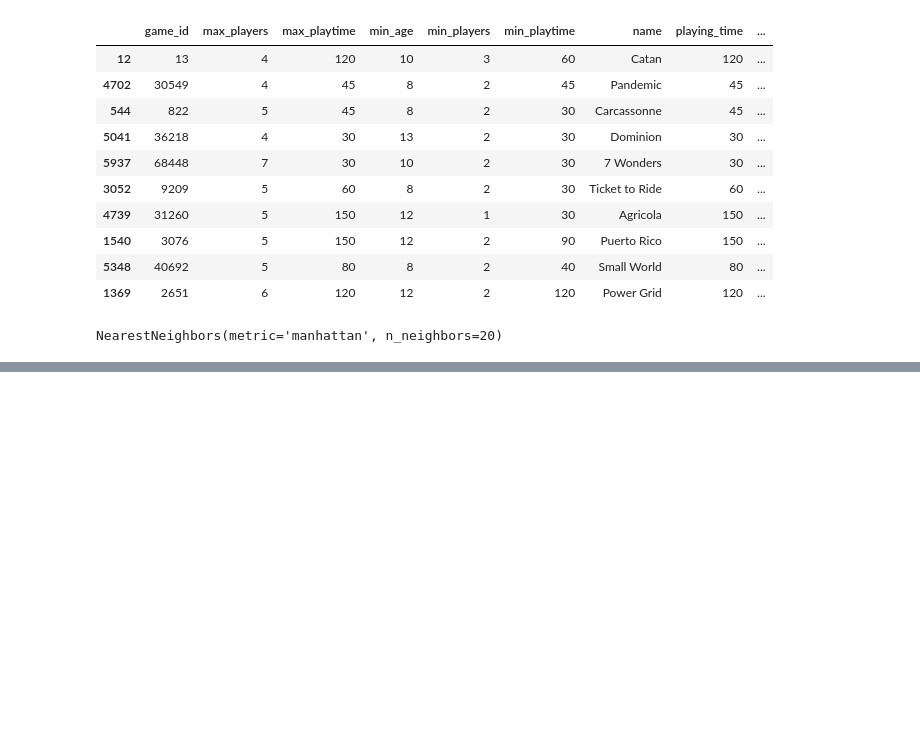
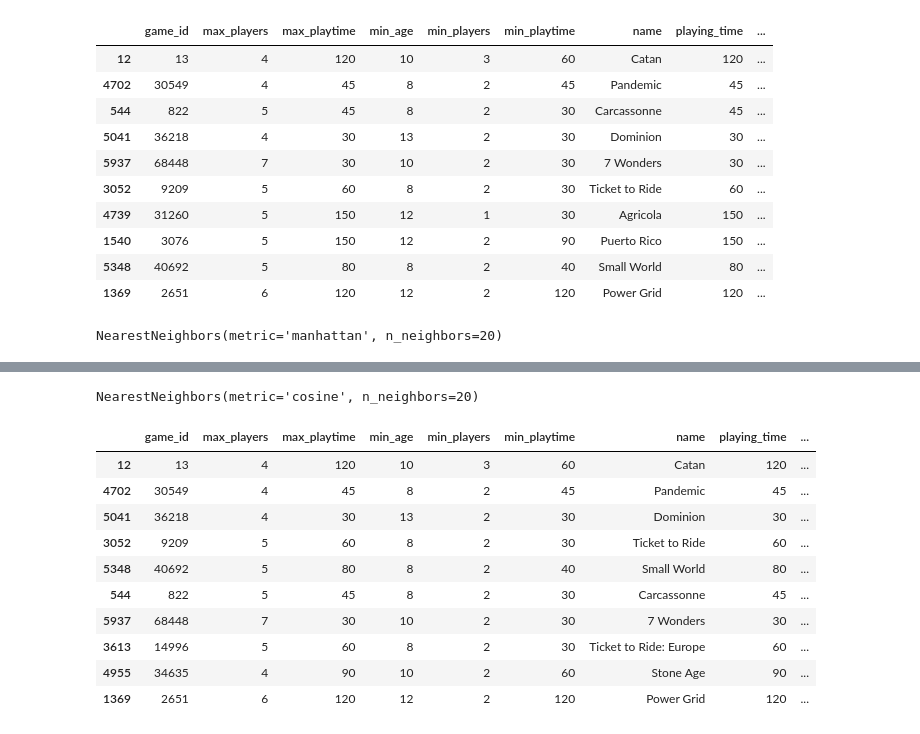
Before and after one commit to GeorgehStalker/project_4group_6, a Jupyter notebook: notebooks/Spotify Recommender v1.ipynb, the cells around one changed output, grey strips where cells are left out. Saved outputs shown, nothing was run; the diff lists cells and outputs as text; code cells hidden in the pictures; blank space fills up the shorter version.

```diff
--- a/notebooks/Spotify Recommender v1.ipynb
+++ b/notebooks/Spotify Recommender v1.ipynb
@@ -304,28 +315,43 @@ AttributeError: 'DataFrame' object has no attribute 'track_id'
 # try other distances
 
 # define the number of nearest neighbors to consider
-k = playlist_length
+k = gamerec_length
 
 # Initialize the nearest neighbors model
 model3 = NearestNeighbors(n_neighbors=k, metric="cosine")
 
 # Fit the model to the preprocessed data
 model3.fit(X_preprocessed)
+# %% [output]
+NearestNeighbors(metric='cosine', n_neighbors=20)
 # %%
-# Extract the features for the specific track
-track_features = df2.loc[df2.track_id == track_id, feature_cols]
-track_features_preprocessed = preprocessor.transform(track_features)
+# Extract the features for the specific game
+game_features = df2.loc[df2.game_id == game_id, feature_cols]
+game_features_preprocessed = preprocessor.transform(game_features)
+
 
 # Find the nearest neighbors
-distances, indices = model3.kneighbors(track_features_preprocessed)
+distances, indices = model3.kneighbors(game_features_preprocessed)
 
-# get the track names of the nearest neighbors
-tracks = df2.iloc[indices[0]]
-tracks["distance"] = distances[0]
+# get the game names of the nearest neighbors
+games = df2.iloc[indices[0]]
+games["distance"] = distances[0]
 
 # filter columns
-cols = tracks.columns
+cols = games.columns
 
-tracks = tracks.loc[:, cols]
-tracks = tracks.sort_values(by = "distance")
-tracks.head(10)
+games = games.loc[:, cols]
+games = games.sort_values(by = "distance")
+games.head(10)
+# %% [output]
+|  | game_id | max_players | max_playtime | min_age | min_players | min_playtime | name | playing_time | ... |
+| 12 | 13 | 4 | 120 | 10 | 3 | 60 | Catan | 120 | ... |
+| 4702 | 30549 | 4 | 45 | 8 | 2 | 45 | Pandemic | 45 | ... |
+| 5041 | 36218 | 4 | 30 | 13 | 2 | 30 | Dominion | 30 | ... |
+| 3052 | 9209 | 5 | 60 | 8 | 2 | 30 | Ticket to Ride | 60 | ... |
+| 5348 | 40692 | 5 | 80 | 8 | 2 | 40 | Small World | 80 | ... |
+| 544 | 822 | 5 | 45 | 8 | 2 | 30 | Carcassonne | 45 | ... |
+| 5937 | 68448 | 7 | 30 | 10 | 2 | 30 | 7 Wonders | 30 | ... |
+| 3613 | 14996 | 5 | 60 | 8 | 2 | 30 | Ticket to Ride: Europe | 60 | ... |
+| 4955 | 34635 | 4 | 90 | 10 | 2 | 60 | Stone Age | 90 | ... |
+| 1369 | 2651 | 6 | 120 | 12 | 2 | 120 | Power Grid | 120 | ... |
```
Also changed, not shown: parts of 5 cells of this notebook, 4 other files.
